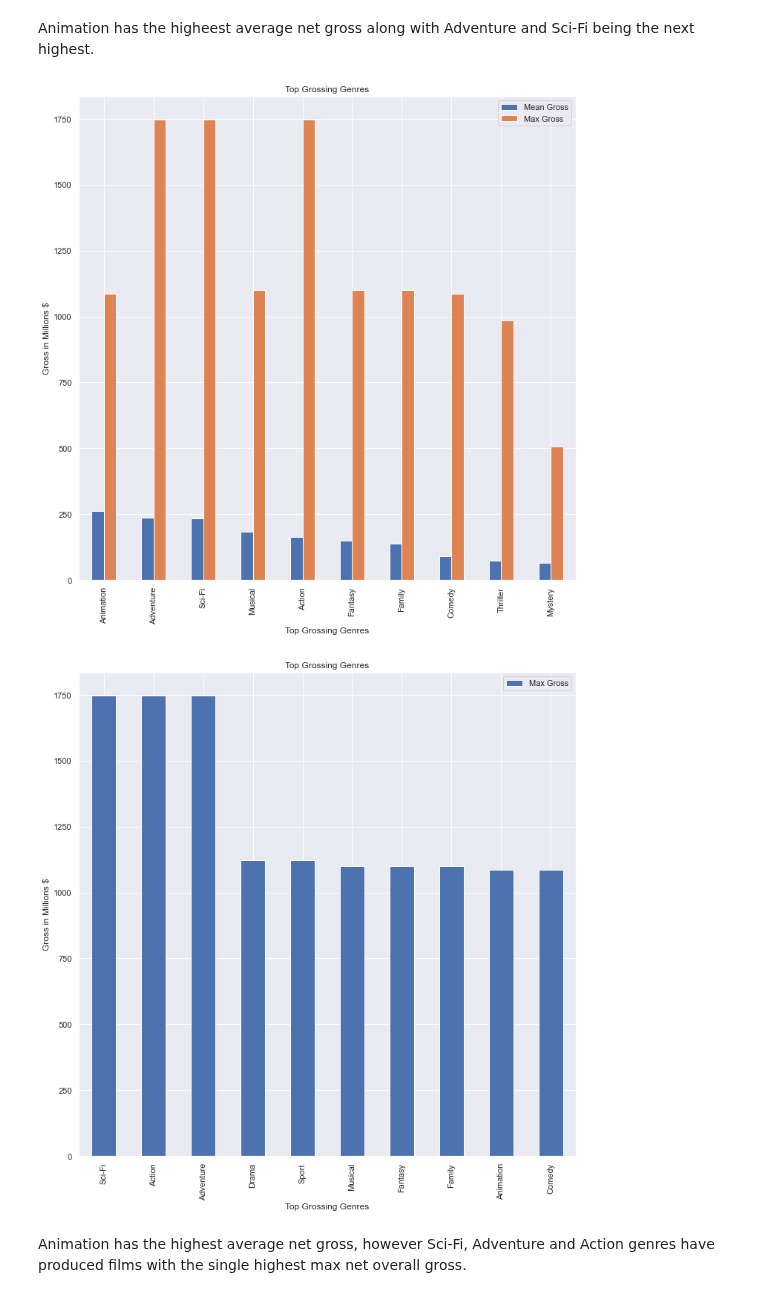
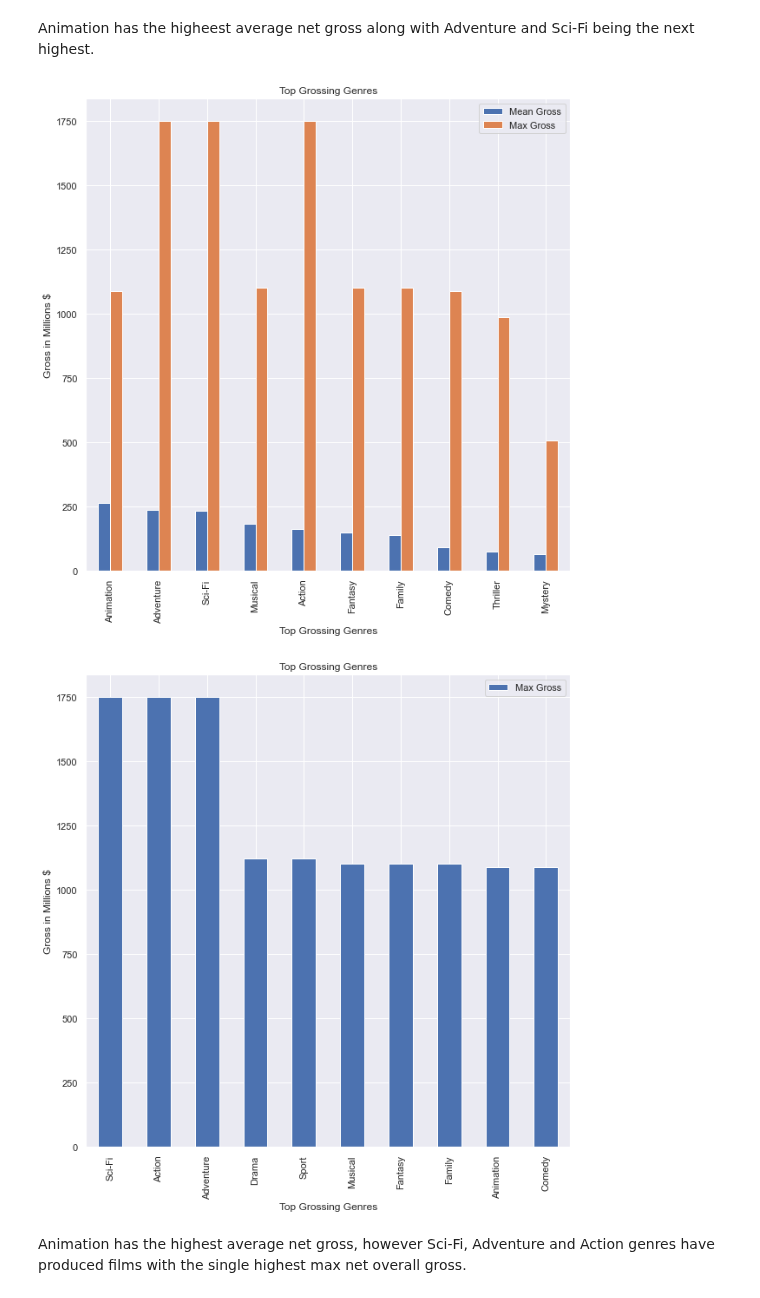
Before and after one commit to ldwilker10/dsc-phase-1-project-v2-4, a Jupyter notebook: Microsoft_Analysis.ipynb, the cells around one changed output. Cells and saved outputs as stored; diff of their text form; code cells hidden in the pictures.

```diff
--- a/Microsoft_Analysis.ipynb
+++ b/Microsoft_Analysis.ipynb
@@ -520,21 +520,21 @@ Animation has the higheest average net gross along with Adventure and Sci-Fi bei
 # %%
 #plotting top 10 genres by average net gross vs which genre has max gross
 genres_top10= genres_grouped.head(10)
 genres_top10.plot(
-    x= "genre", y=("Net_Gross"), kind="bar", figsize = (12,12))
+    x= "genre", y=("Net_Gross"), kind="bar", figsize = (10,10))
 plt.xlabel("Top Grossing Genres")
 plt.ylabel("Gross in Millions $")
 plt.legend(["Mean Gross","Max Gross"])
 plt.title("Top Grossing Genres")
 #plt.show()
 plt.savefig('Images/top10_genre_mean_max')
 # %% [output]
-[figure, old version]
+[figure, new version]
 # %%
 #plotting top 10 highest grossing movies by genre
 genres_top10_max= genres_grouped_max.head(10)
 genres_top10_max.plot(
-    x= "genre", y=("Net_Gross","max"), kind="bar", figsize = (12,12))
+    x= "genre", y=("Net_Gross","max"), kind="bar", figsize = (10,10))
 plt.xlabel("Top Grossing Genres")
 plt.ylabel("Gross in Millions $")
 plt.legend(["Max Gross"])
@@ -542,7 +542,7 @@ plt.title("Top Grossing Genres")
 #plt.show()
 plt.savefig('Images/top10_genre_max')
 # %% [output]
-[figure, old version]
+[figure, new version]
 # %% [markdown]
 Animation has the highest average net gross, however Sci-Fi, Adventure and Action genres have produced films with the single highest max net overall gross.
 # %% [markdown]
```
Also changed, not shown: parts of 3 cells of this notebook, 5 other files.
